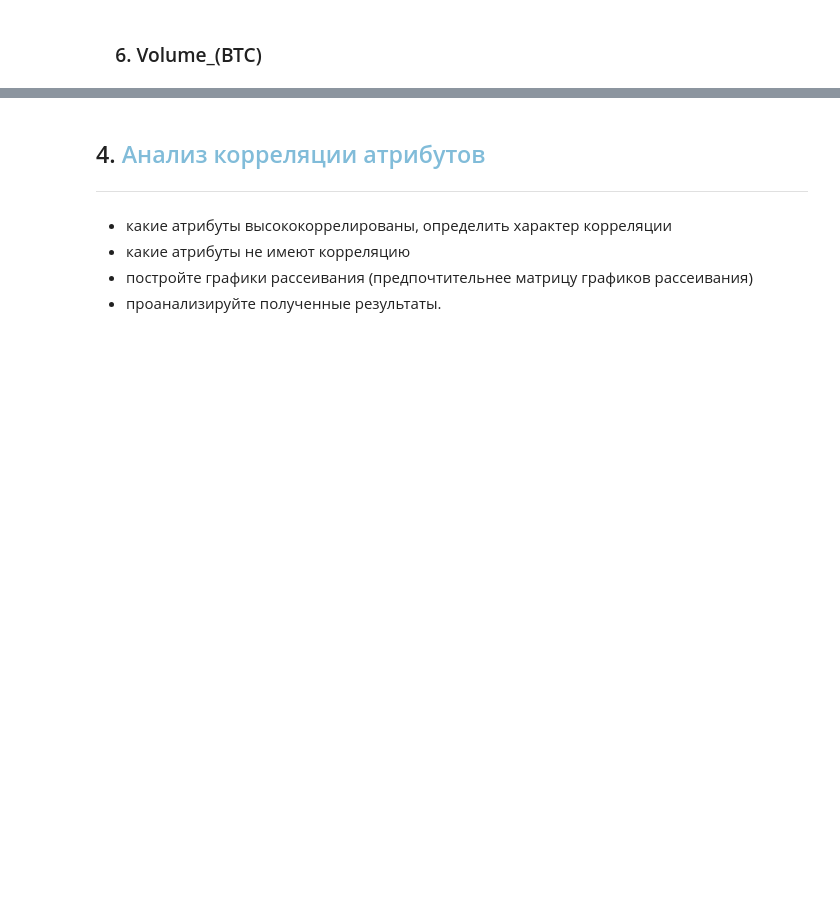
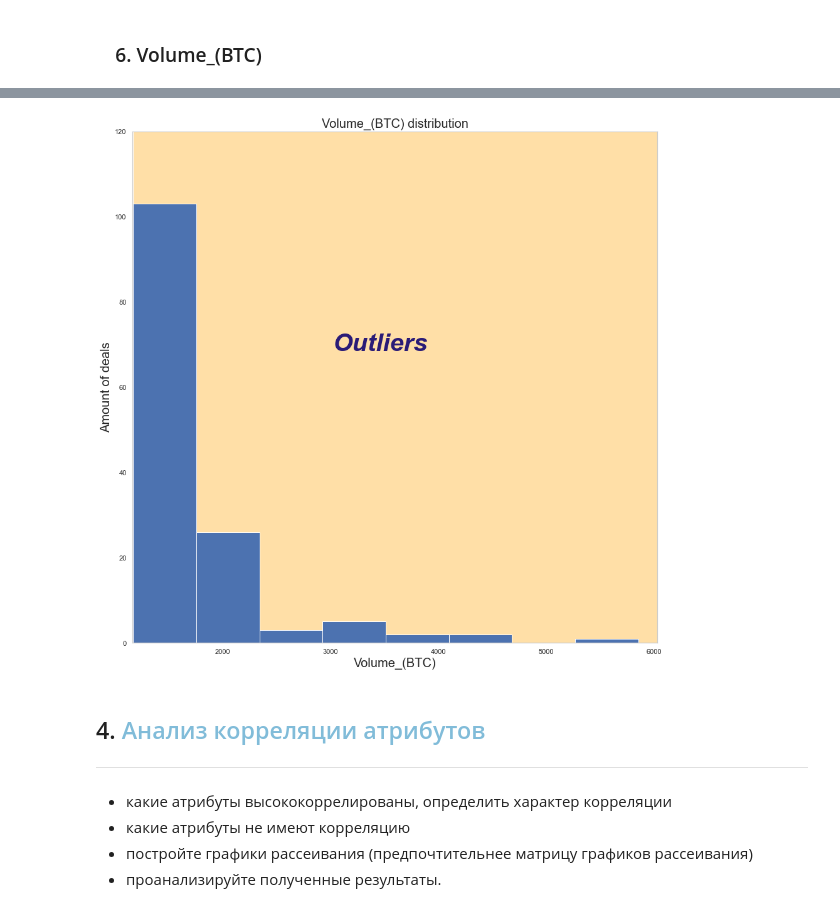
Before and after one commit to Xofrio/MachineLearning, a Jupyter notebook: Lab1/Lab1, 9893, Белов А. А..ipynb, the cells around one changed output, grey strips where cells are left out. Cells and saved outputs as stored; diff of their text form; code cells hidden in the pictures; blank space fills up the shorter version.

```diff
--- a/Lab1/Lab1, 9893, Белов А. А..ipynb
+++ b/Lab1/Lab1, 9893, Белов А. А..ipynb
@@ -424,3 +505,26 @@ plt.hist(df['Volume_(BTC)'], bins=500, range=(0, 35));
+# %%
+mean_volume_btc3 = df['Volume_(BTC)'].mean()
+sd_volume_btc3 = df['Volume_(BTC)'].std(ddof=1)
+Q3_volume_btc3 = df['Volume_(BTC)'].quantile(0.75)
+b_u_volume_btc3 = Q3_volume_btc3 + 1.5 * (Q3_volume_btc3 - df['Volume_(BTC)'].quantile(0.25))
+min_volume_btc3 = df['Volume_(BTC)'].min() + 1200
+left_border_volume_btc3 = min_volume_btc3 * 0.97
+max_volume_btc3 = df['Volume_(BTC)'].max()
+right_border_volume_btc3 = max_volume_btc3 * 1.03
+ceil_volume_btc3 = 120
+
+plt.axis([left_border_volume_btc3, right_border_volume_btc3, 0, ceil_volume_btc3])
+plt.xlabel('Volume_(BTC)', fontsize=20)
+plt.ylabel('Amount of deals', fontsize=20)
+plt.title('Volume_(BTC) distribution', fontsize=20)
+plt.plot([b_u_volume_btc3 - half_thicc, b_u_volume_btc3 - half_thicc], [0, ceil_volume_btc3], lw=thicc, color="red")
+plt.gca().add_patch(patches.Rectangle((b_u_volume_btc3, 0), right_border_volume_btc3 - b_u_volume_btc3, ceil_volume_btc3, color="#FFDFA7"))
+plt.gca().text((right_border_volume_btc3 + b_u_volume_btc3) / 2, ceil_volume_btc3 / 1.75, 'Outliers',
+               fontdict={'color':  '#2A1B77', 'weight': 'bold', 'size': 40, 'style': 'italic'})
+plt.grid(True)
+plt.hist(df['Volume_(BTC)']);
+# %% [output]
+[figure, added]
 # %% [markdown]
 ## 4. <a href="#toc" title="К содержанию" id="attributes-correlation" style="text-decoration: none; color:#81BCD9">Анализ корреляции атрибутов</a>
 ***
```
Also changed, not shown: parts of 10 cells of this notebook.
